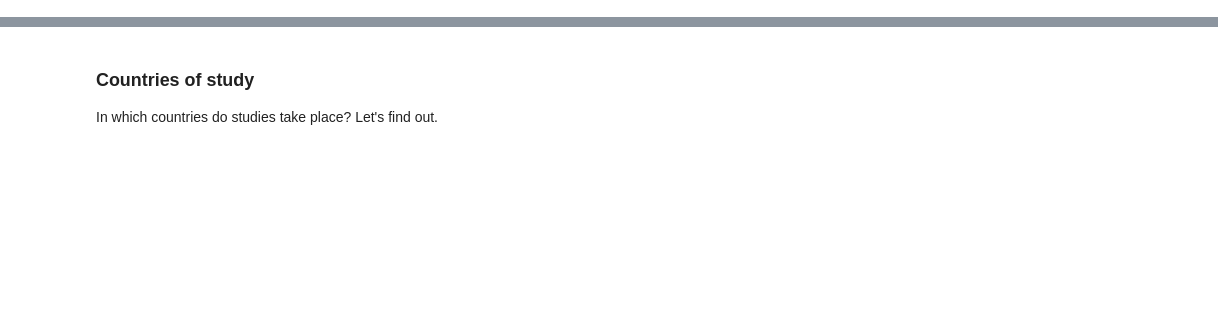
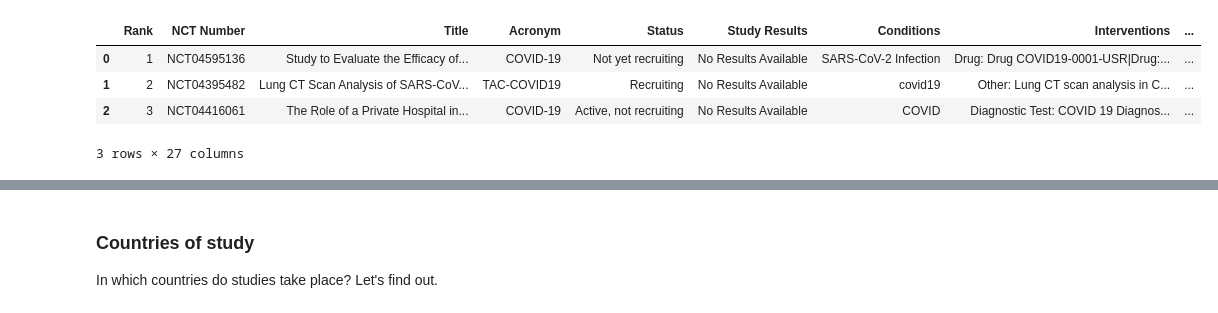
Before and after one commit to chels-kim/kaggle-covid-clintri, a Jupyter notebook: COVID-19 Clinical Trials.ipynb, the cells around one changed output, grey strips where cells are left out. Cells and saved outputs as stored; diff of their text form; code cells hidden in the pictures; blank space fills up the shorter version.

```diff
--- a/COVID-19 Clinical Trials.ipynb
+++ b/COVID-19 Clinical Trials.ipynb
@@ -376,12 +0,0 @@ What do the remaining titles look like?
-# %%
-
-# Some titles from studies that are still not classified as being related to COVID
-
-titles_remaining = df_studies[df_studies['study_topic'] == ('Unrelated' or 'Respiratory')]['title']
-
-pd.set_option('display.max_colwidth',50)
-# print(titles_remaining.head())
-for i in range(5,10):
-    print(titles_remaining.iloc[i], '\n')
-
-print('There are {} titles that remain unassociated with COVID-19, with some listed above.'.format(len(titles_remaining)))
@@ -708,0 +185,9 @@ mybarh_stacked_df(grouped_status, ylabel='Study status',
+# %%
+pd.reset_option('display.max_colwidth')
+
+sus_id = df_studies.loc[df_studies.conditions == 'CANCER PATIENTS', 'id'].iloc[0]
+root = ElementTree.parse(os.path.join(xml_path, sus_id + '.xml')).getroot()
+summary = root.find('brief_summary').find('textblock').text
+
+print('This is the brief summary of study #' + sus_id + ', titled "' + df_studies.title.iloc[5] + '":')
+print(summary)
@@ -708,0 +227,11 @@ mybarh_stacked_df(grouped_status, ylabel='Study status',
+# %%
+# Load the CSV file as well
+df_studies_CSV = pd.read_csv( os.path.join(current_folder, 'covid19-clinical-trials-dataset',
+                                           'COVID clinical trials.csv'))
+df_studies_CSV.head(3)
+# %% [output]
+|  | Rank | NCT Number | Title | Acronym | Status | Study Results | Conditions | Interventions | ... |
+| 0 | 1 | NCT04595136 | Study to Evaluate the Efficacy of... | COVID-19 | Not yet recruiting | No Results Available | SARS-CoV-2 Infection | Drug: Drug COVID19-0001-USR|Drug:... | ... |
+| 1 | 2 | NCT04395482 | Lung CT Scan Analysis of SARS-CoV... | TAC-COVID19 | Recruiting | No Results Available | covid19 | Other: Lung CT scan analysis in C... | ... |
+| 2 | 3 | NCT04416061 | The Role of a Private Hospital in... | COVID-19 | Active, not recruiting | No Results Available | COVID | Diagnostic Test: COVID 19 Diagnos... | ... |
+3 rows × 27 columns
```
Also changed, not shown: parts of 86 cells of this notebook, 2 other files.
